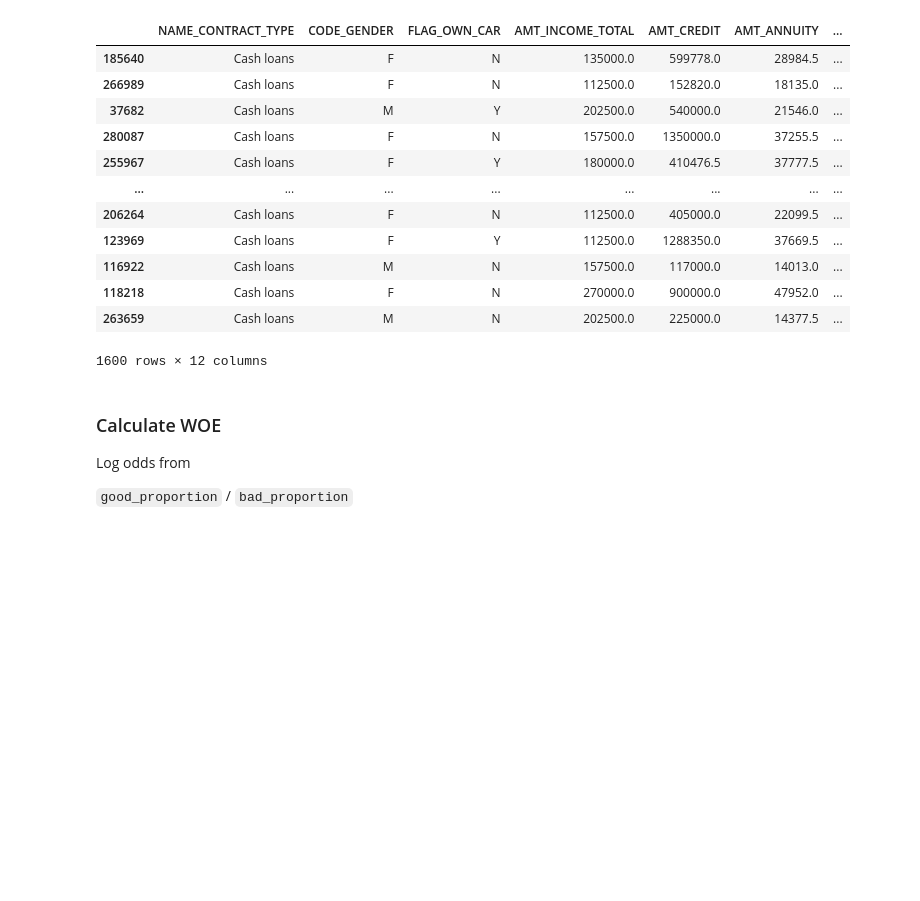
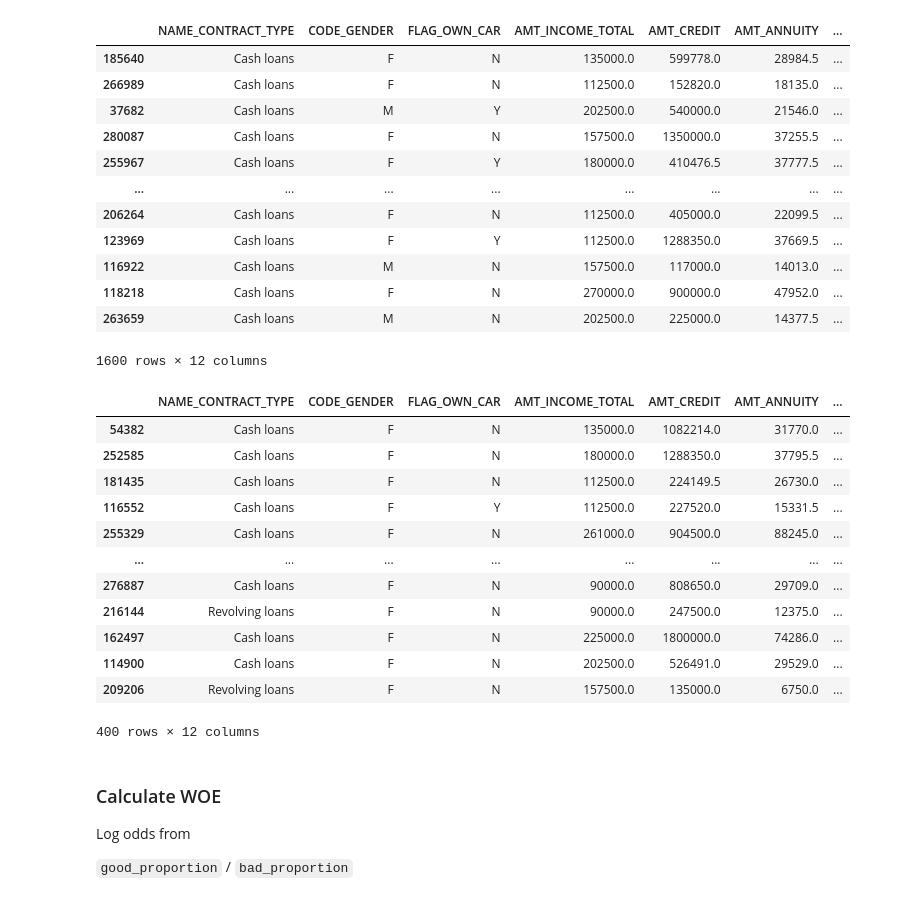
Before and after one commit to shandytp/learn_credit_score, a Jupyter notebook: 03-woe-and-iv.ipynb, the cells around one changed output. Saved outputs shown, nothing was run; the diff lists cells and outputs as text; code cells hidden in the pictures; blank space fills up the shorter version.

```diff
--- a/03-woe-and-iv.ipynb
+++ b/03-woe-and-iv.ipynb
@@ -7,6 +7,9 @@ import seaborn as sns
 # %%
 X_train = load_pickle("data/processed/X_train.pkl")
 y_train = load_pickle("data/processed/y_train.pkl")
+# %%
+X_test = load_pickle("data/processed/X_test.pkl")
+y_test = load_pickle("data/processed/y_test.pkl")
 # %% [markdown]
 Step:
 
@@ -29,6 +32,10 @@ Update 17 April 2023:
 dataset = pd.concat([X_train, y_train], axis = 1)
 # %%
 dataset.drop(["SK_ID_CURR"], axis = 1, inplace=True)
+# %%
+test_set = pd.concat([X_test, y_test], axis = 1)
+# %%
+test_set.drop(["SK_ID_CURR"], axis = 1, inplace=True)
 # %% [markdown]
 #### Binning Process
 
@@ -142,4 +149,9 @@ for col in dataset[num_cols]:
     dataset = create_binning(data = dataset,
                              feature_name = col,
                              num_of_q = 10)
+# %%
+for col in test_set[num_cols]:
+    test_set_bin = create_binning(data = test_set_bin,
+                                  feature_name = col,
+                                  num_of_q = 10)
 # %%
@@ -158,6 +170,22 @@ dataset
 | 118218 | Cash loans | F | N | 270000.0 | 900000.0 | 47952.0 | ... |
 | 263659 | Cash loans | M | N | 202500.0 | 225000.0 | 14377.5 | ... |
 1600 rows × 12 columns
+# %%
+test_set_bin
+# %% [output]
+|  | NAME_CONTRACT_TYPE | CODE_GENDER | FLAG_OWN_CAR | AMT_INCOME_TOTAL | AMT_CREDIT | AMT_ANNUITY | ... |
+| 54382 | Cash loans | F | N | 135000.0 | 1082214.0 | 31770.0 | ... |
+| 252585 | Cash loans | F | N | 180000.0 | 1288350.0 | 37795.5 | ... |
+| 181435 | Cash loans | F | N | 112500.0 | 224149.5 | 26730.0 | ... |
+| 116552 | Cash loans | F | Y | 112500.0 | 227520.0 | 15331.5 | ... |
+| 255329 | Cash loans | F | N | 261000.0 | 904500.0 | 88245.0 | ... |
+| ... | ... | ... | ... | ... | ... | ... | ... |
+| 276887 | Cash loans | F | N | 90000.0 | 808650.0 | 29709.0 | ... |
+| 216144 | Revolving loans | F | N | 90000.0 | 247500.0 | 12375.0 | ... |
+| 162497 | Cash loans | F | N | 225000.0 | 1800000.0 | 74286.0 | ... |
+| 114900 | Cash loans | F | N | 202500.0 | 526491.0 | 29529.0 | ... |
+| 209206 | Revolving loans | F | N | 157500.0 | 135000.0 | 6750.0 | ... |
+400 rows × 12 columns
 # %% [markdown]
 ### Calculate WOE
 
```
Also changed, not shown: parts of 55 cells of this notebook.
